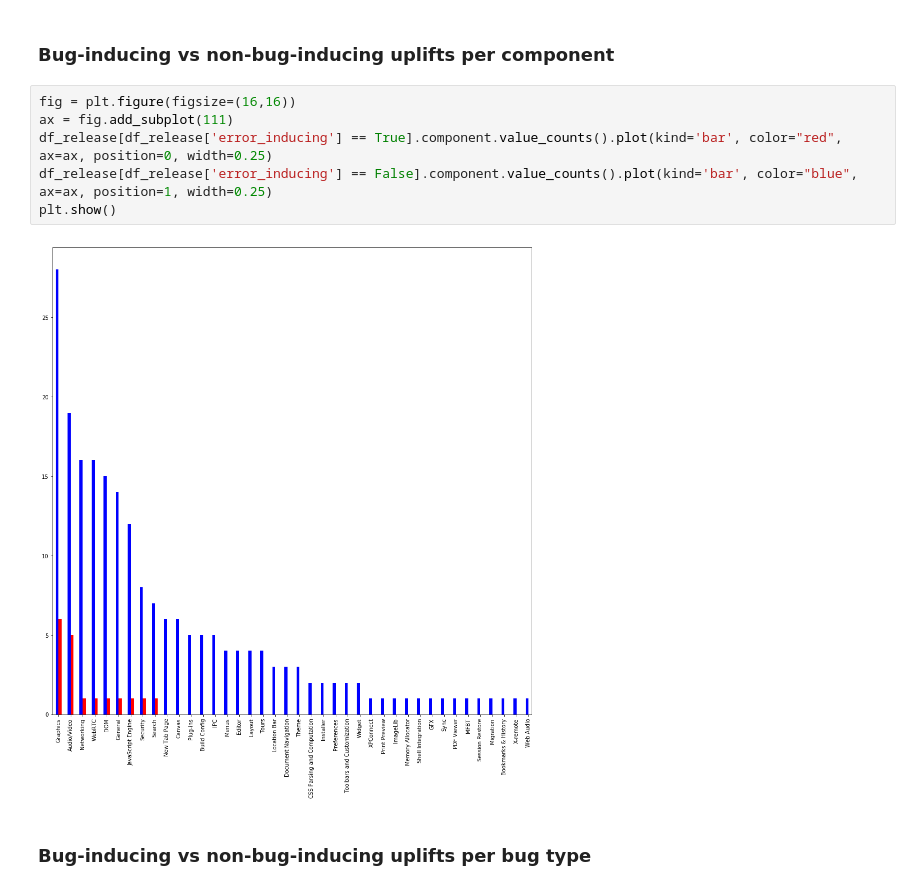
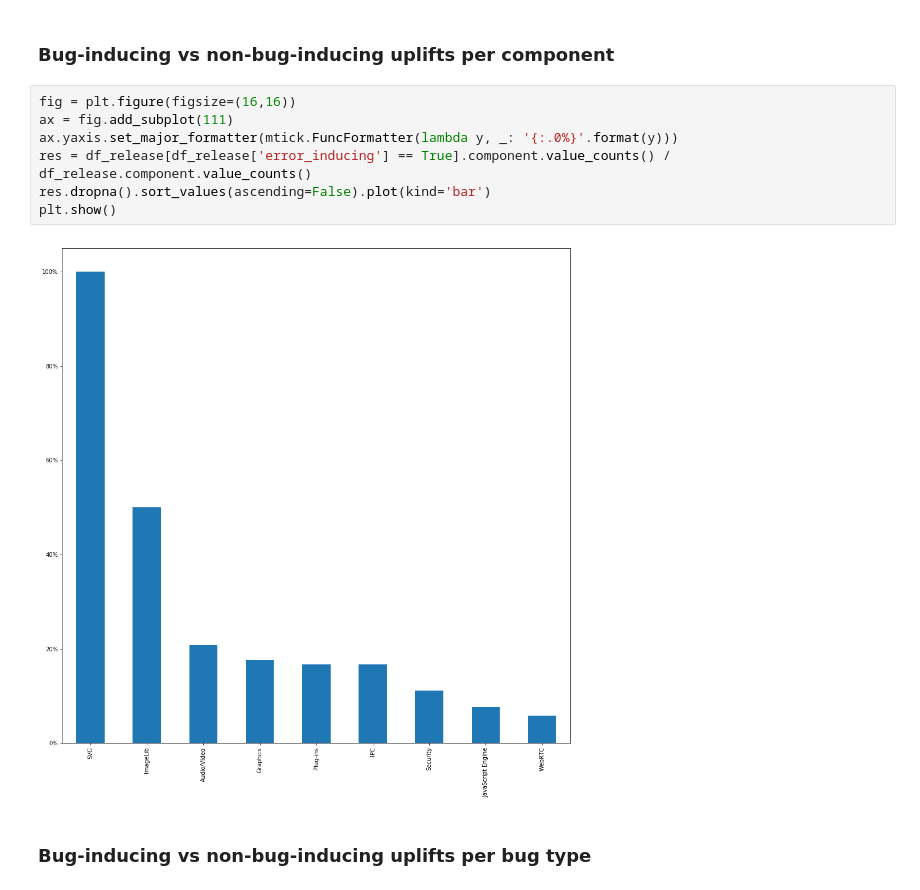
Before and after one commit to marco-c/uplift-analysis, a Jupyter notebook: plots/bug-inducing vs non bug-inducing uplifts.ipynb, the cells around one changed output. Drawn from its saved outputs; the diff is of its cells as text.

Commit message:
WIP update plots

```diff
--- a/plots/bug-inducing vs non bug-inducing uplifts.ipynb
+++ b/plots/bug-inducing vs non bug-inducing uplifts.ipynb
@@ -69,11 +129,12 @@ plt.show()
 # %%
 fig = plt.figure(figsize=(16,16))
 ax = fig.add_subplot(111)
-df_release[df_release['error_inducing'] == True].component.value_counts().plot(kind='bar', color="red", ax=ax, position=0, width=0.25)
-df_release[df_release['error_inducing'] == False].component.value_counts().plot(kind='bar', color="blue", ax=ax, position=1, width=0.25)
+ax.yaxis.set_major_formatter(mtick.FuncFormatter(lambda y, _: '{:.0%}'.format(y)))
+res = df_release[df_release['error_inducing'] == True].component.value_counts() / df_release.component.value_counts()
+res.dropna().sort_values(ascending=False).plot(kind='bar')
 plt.show()
 # %% [output]
-[figure, old version]
+[figure, new version]
 # %% [markdown]
 ### Bug-inducing vs non-bug-inducing uplifts per bug type
 # %%
```
Also changed, not shown: parts of 9 cells of this notebook, 1 other file.
